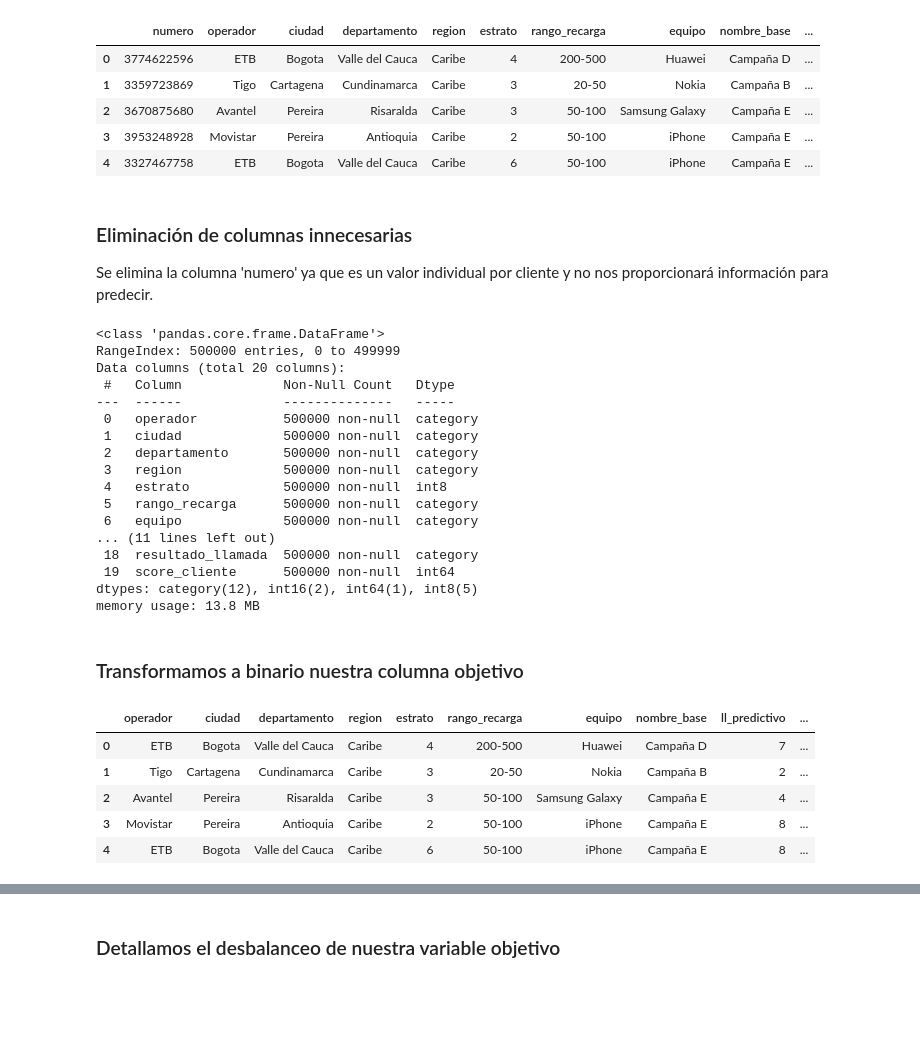
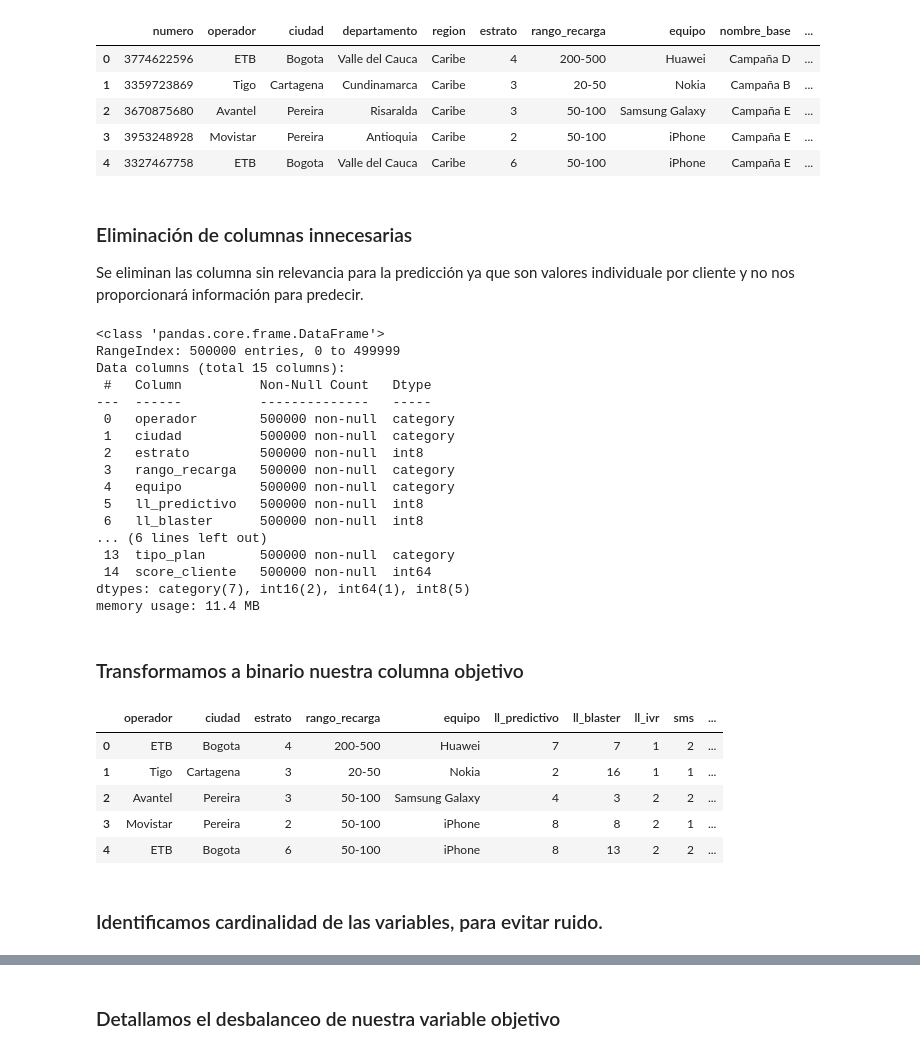
Before and after one commit to RonaldBarberi/data_analytics, a Jupyter notebook: projects/eda_reg_clientes_venta_bpo/src/eda_validator_data.ipynb, the cells around one changed output, grey strips where cells are left out. Cells and saved outputs as stored; diff of their text form; code cells hidden in the pictures; blank space fills up the shorter version.

```diff
--- a/projects/eda_reg_clientes_venta_bpo/src/eda_validator_data.ipynb
+++ b/projects/eda_reg_clientes_venta_bpo/src/eda_validator_data.ipynb
@@ -87,39 +91,43 @@ memory usage: 25.3+ MB
 | 4 | 3327467758 | ETB | Bogota | Valle del Cauca | Caribe | 6 | 50-100 | iPhone | Campaña E | ... |
 # %% [markdown]
 ### Eliminación de columnas innecesarias
-Se elimina la columna 'numero' ya que es un valor individual por cliente y no nos proporcionará información para predecir.
+Se eliminan las columna sin relevancia para la predicción ya que son valores individuale por cliente y no nos proporcionará información para predecir.
 # %%
-df = df.drop(columns=['numero','anho_mes','fecha_contacto'])
+df = df.drop(columns=[
+    'numero','anho_mes','fecha_contacto','departamento','region','nombre_base','canal_venta','resultado_llamada'
+])
 
 df.info()
 # %% [output]
 <class 'pandas.core.frame.DataFrame'>
 RangeIndex: 500000 entries, 0 to 499999
-Data columns (total 20 columns):
- #   Column             Non-Null Count   Dtype
----  ------             --------------   -----
- 0   operador           500000 non-null  category
- 1   ciudad             500000 non-null  category
- 2   departamento       500000 non-null  category
- 3   region             500000 non-null  category
- 4   estrato            500000 non-null  int8
- 5   rango_recarga      500000 non-null  category
- 6   equipo             500000 non-null  category
-... (11 lines left out)
- 18  resultado_llamada  500000 non-null  category
- 19  score_cliente      500000 non-null  int64
-dtypes: category(12), int16(2), int64(1), int8(5)
-memory usage: 13.8 MB
+Data columns (total 15 columns):
+ #   Column          Non-Null Count   Dtype
+---  ------          --------------   -----
+ 0   operador        500000 non-null  category
+ 1   ciudad          500000 non-null  category
+ 2   estrato         500000 non-null  int8
+ 3   rango_recarga   500000 non-null  category
+ 4   equipo          500000 non-null  category
+ 5   ll_predictivo   500000 non-null  int8
+ 6   ll_blaster      500000 non-null  int8
+... (6 lines left out)
+ 13  tipo_plan       500000 non-null  category
+ 14  score_cliente   500000 non-null  int64
+dtypes: category(7), int16(2), int64(1), int8(5)
+memory usage: 11.4 MB
 # %% [markdown]
 ### Transformamos a binario nuestra columna objetivo
 # %%
-df['venta'] = df['venta'].apply(lambda x: 1 if x == 'si' else 0).astype(bool)
+df['venta'] = df['venta'].apply(lambda x: 1 if x == 'si' else 0).astype('int8')
 
 df.head(5)
 # %% [output]
-|  | operador | ciudad | departamento | region | estrato | rango_recarga | equipo | nombre_base | ll_predictivo | ... |
-| 0 | ETB | Bogota | Valle del Cauca | Caribe | 4 | 200-500 | Huawei | Campaña D | 7 | ... |
-| 1 | Tigo | Cartagena | Cundinamarca | Caribe | 3 | 20-50 | Nokia | Campaña B | 2 | ... |
-| 2 | Avantel | Pereira | Risaralda | Caribe | 3 | 50-100 | Samsung Galaxy | Campaña E | 4 | ... |
-| 3 | Movistar | Pereira | Antioquia | Caribe | 2 | 50-100 | iPhone | Campaña E | 8 | ... |
-| 4 | ETB | Bogota | Valle del Cauca | Caribe | 6 | 50-100 | iPhone | Campaña E | 8 | ... |
+|  | operador | ciudad | estrato | rango_recarga | equipo | ll_predictivo | ll_blaster | ll_ivr | sms | ... |
+| 0 | ETB | Bogota | 4 | 200-500 | Huawei | 7 | 7 | 1 | 2 | ... |
+| 1 | Tigo | Cartagena | 3 | 20-50 | Nokia | 2 | 16 | 1 | 1 | ... |
+| 2 | Avantel | Pereira | 3 | 50-100 | Samsung Galaxy | 4 | 3 | 2 | 2 | ... |
+| 3 | Movistar | Pereira | 2 | 50-100 | iPhone | 8 | 8 | 2 | 1 | ... |
+| 4 | ETB | Bogota | 6 | 50-100 | iPhone | 8 | 13 | 2 | 2 | ... |
+# %% [markdown]
+### Identificamos cardinalidad de las variables, para evitar ruido.
```
Also changed, not shown: parts of 20 cells of this notebook.
